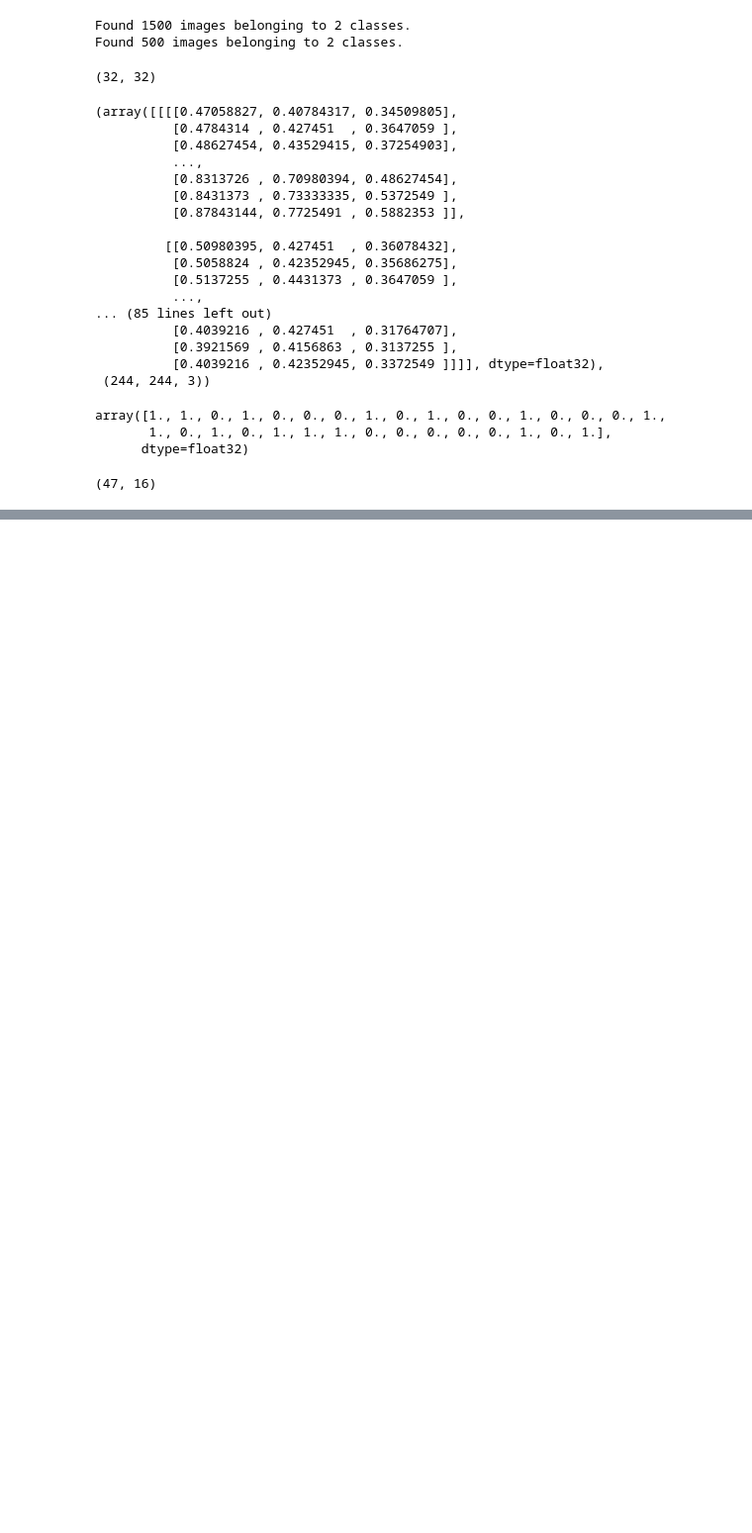
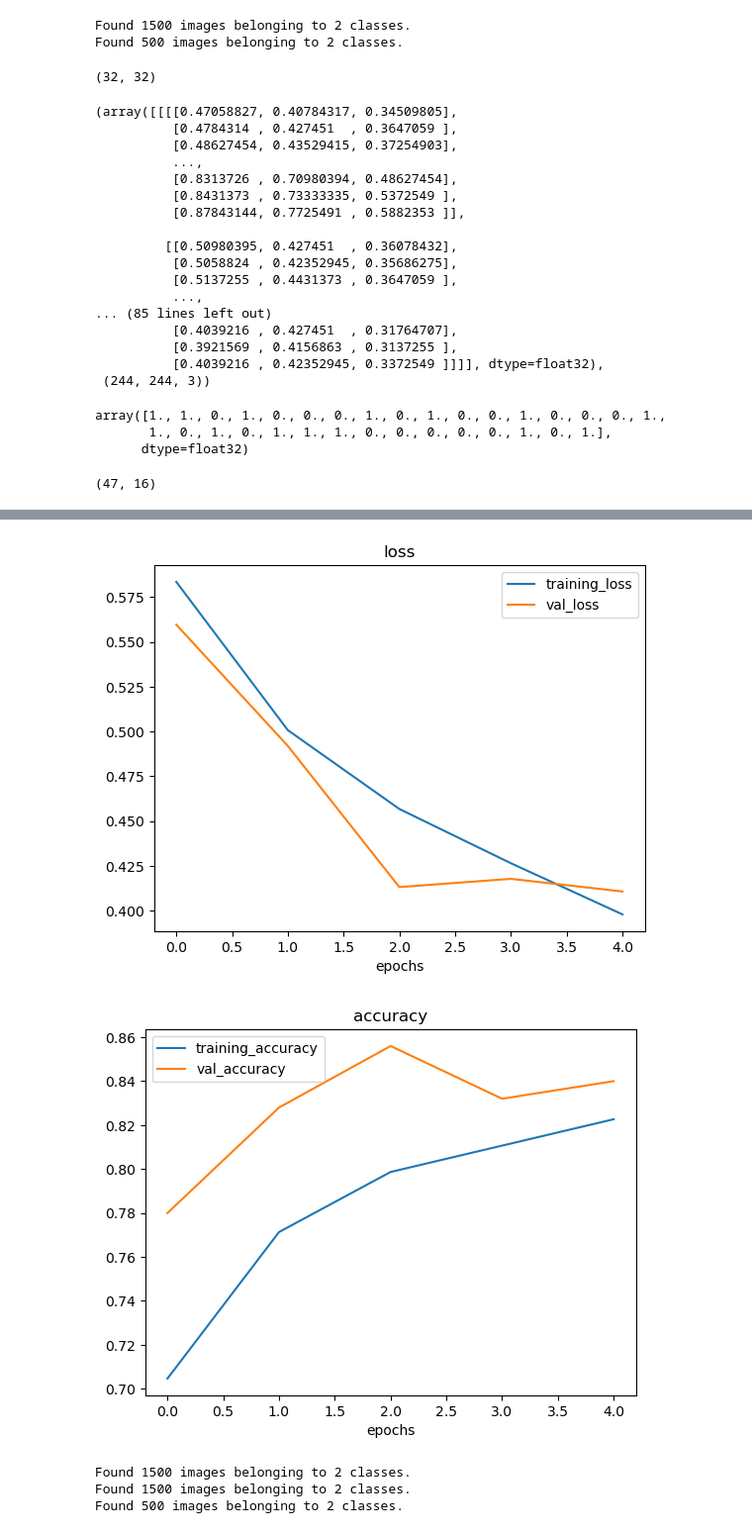
Before and after one commit to vivek11416/tensorFlow, a Jupyter notebook: ConvolutionNN/playground.ipynb, the cells around one changed output, grey strips where cells are left out. Shown at 99% size. Cells and saved outputs as stored; diff of their text form; code cells hidden in the pictures; blank space fills up the shorter version.

```diff
--- a/ConvolutionNN/playground.ipynb
+++ b/ConvolutionNN/playground.ipynb
@@ -369,0 +371,21 @@ plot_loss_curves(history_4)
+# %%
+#018 Breaking our CNN model down part 8 Reducing overfitting with Max Pooling
+# ideally the above loss curves should be very similar to each other
+# adjust the model Parameters
+model_5 = Sequential([
+    Conv2D(10,3,activation="relu",input_shape=(244,244,3)),
+    MaxPool2D(pool_size=2),
+    Conv2D(10,3,activation="relu"),
+    MaxPool2D(),
+    Dropout(0.3),
+    Conv2D(10,3,activation="relu"),
+    MaxPool2D(),
+    Flatten(),
+    Dense(1,activation=tf.keras.activations.sigmoid)
+])
+# %%
+model_5.compile(loss=tf.keras.losses.binary_crossentropy,
+                optimizer=Adam(),
+                metrics=['accuracy'])
+# %%
+history_5 = model_5.fit(train_data,epochs=5,steps_per_epoch=len(train_data),validation_data=test_data,validation_steps=len(valid_data))
@@ -369,0 +423,5 @@ plot_loss_curves(history_4)
+# %%
+plot_loss_curves(history_5)
+# %% [output]
+[figure, added]
+[figure, added]
@@ -369,0 +439,22 @@ plot_loss_curves(history_4)
+# %%
+#020 Breaking our CNN model down part 10 Visualizing our augmented data
+train_data_augmented = train_data_augmented.flow_from_directory(train_dir,
+                                                                target_size=(244,244),
+                                                                batch_size=32,
+                                                                class_mode="binary",
+                                                                shuffle=True)
+
+train_data= train_datagen.flow_from_directory(train_dir,
+                                                                target_size=(244,244),
+                                                                batch_size=32,
+                                                                class_mode="binary",
+                                                                shuffle=True)
+test_data= test_datagen.flow_from_directory(test_dir,
+                                                                target_size=(244,244),
+                                                                batch_size=32,
+                                                                class_mode="binary",
+                                                                shuffle=True)
+# %% [output]
+Found 1500 images belonging to 2 classes.
+Found 1500 images belonging to 2 classes.
+Found 500 images belonging to 2 classes.
```
Also changed, not shown: parts of 22 cells of this notebook, 3 other files.
